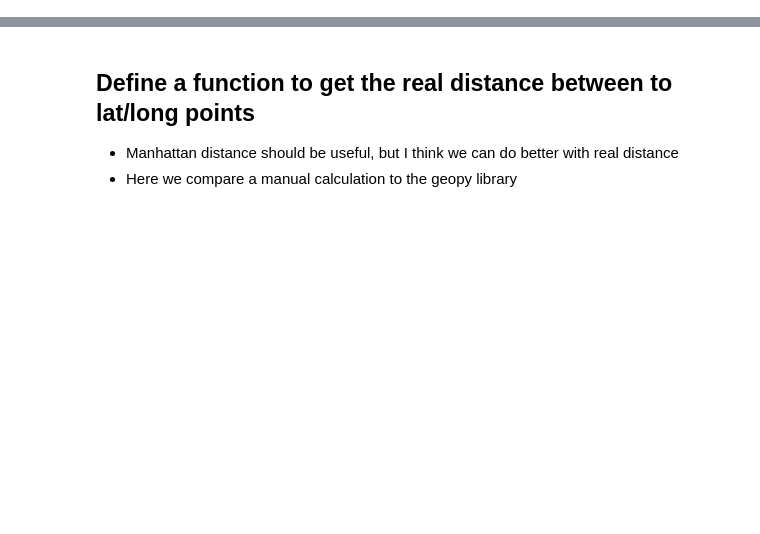
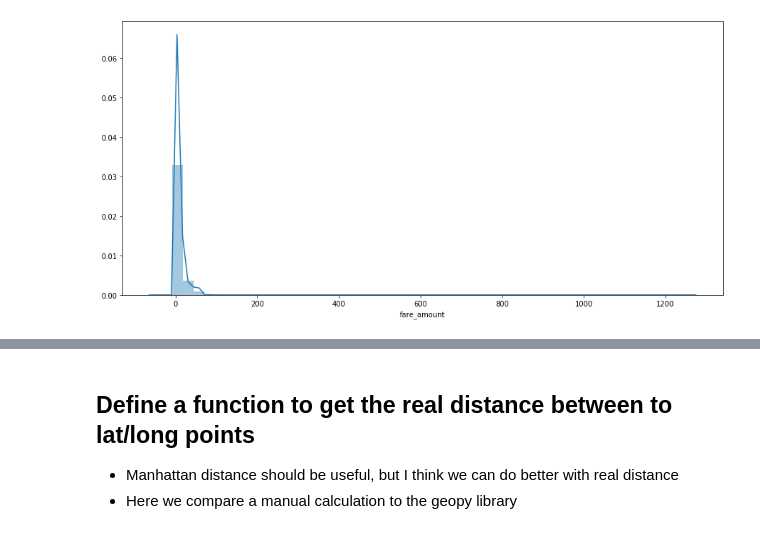
Before and after one commit to austinv211/PredictingTaxiFares, a Jupyter notebook: farePrediction.ipynb, the cells around one changed output, grey strips where cells are left out. Saved outputs shown, nothing was run; the diff lists cells and outputs as text; code cells hidden in the pictures; blank space fills up the shorter version.

```diff
--- a/farePrediction.ipynb
+++ b/farePrediction.ipynb
@@ -0,0 +41,8 @@
+# %%
+import seaborn as sbn
+
+plt.figure(figsize=(15, 7))
+sbn.distplot(INTRO_DF['fare_amount'])
+plt.show()
+# %% [output]
+[figure, added]
```
Also changed, not shown: parts of 20 cells of this notebook, 3 other files.
